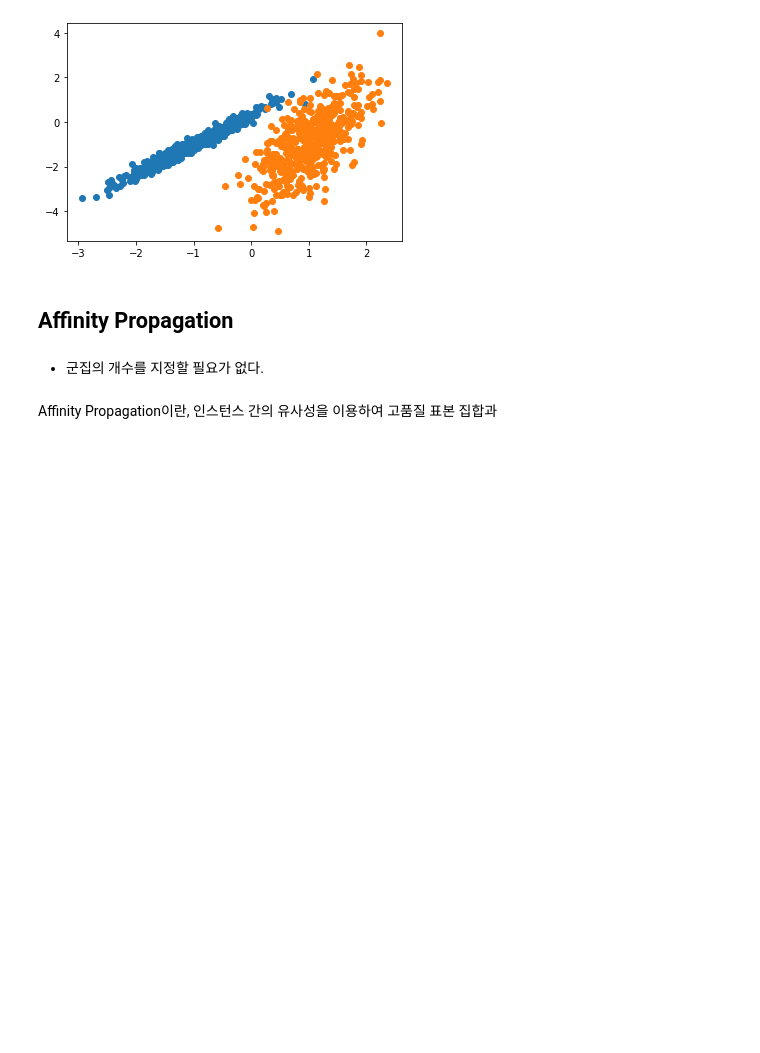
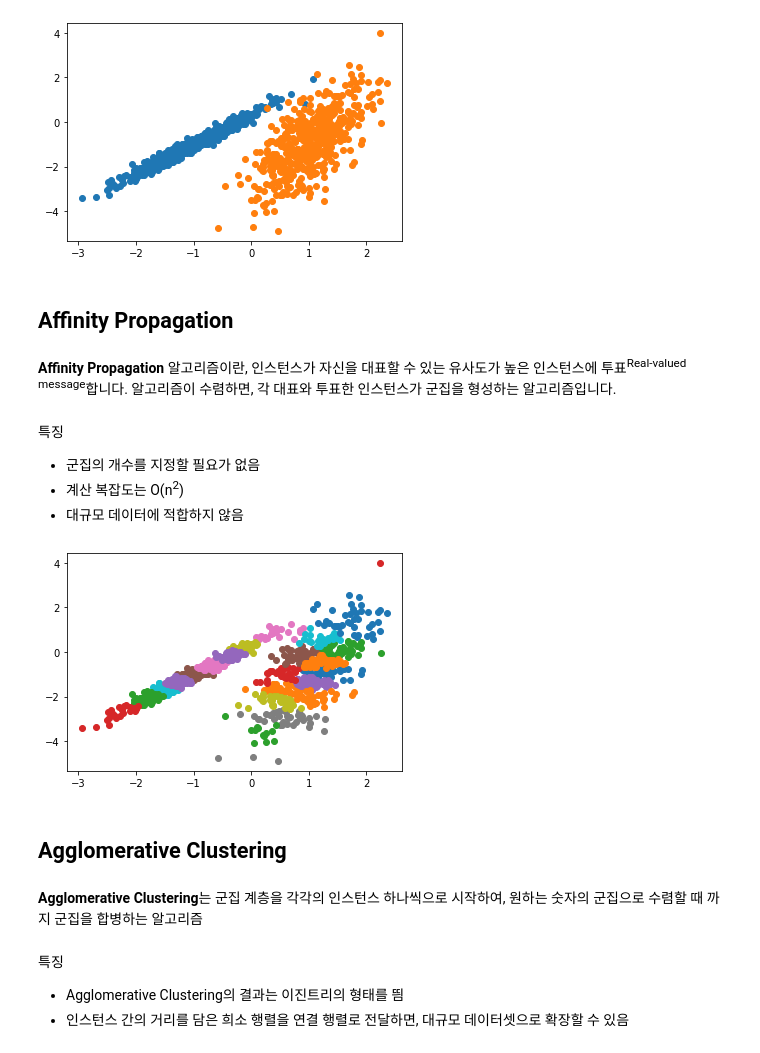
Before and after one commit to jaesseong/Dev_note, a Jupyter notebook: Machine_Learning/Clustering/10 Clustering Algorithms With Python.ipynb, the cells around one changed output. Saved outputs shown, nothing was run; the diff lists cells and outputs as text; code cells hidden in the pictures; blank space fills up the shorter version.

Commit message:
Update Clustering

```diff
--- a/Machine_Learning/Clustering/10 Clustering Algorithms With Python.ipynb
+++ b/Machine_Learning/Clustering/10 Clustering Algorithms With Python.ipynb
@@ -75,9 +75,39 @@ pyplot.show()
 [figure]
 # %% [markdown]
 ## Affinity Propagation
-# %% [markdown]
-   - 군집의 개수를 지정할 필요가 없다.
 # %% [markdown]
-Affinity Propagation이란, 인스턴스 간의 유사성을 이용하여 고품질 표본 집합과
+**Affinity Propagation** 알고리즘이란, 인스턴스가 자신을 대표할 수 있는 유사도가 높은 인스턴스에 투표<sup>Real-valued message</sup>합니다. 알고리즘이 수렴하면, 각 대표와 투표한 인스턴스가 군집을 형성하는 알고리즘입니다.
+# %% [markdown]
+특징
+   - 군집의 개수를 지정할 필요가 없음
+   - 계산 복잡도는 O(n<sup>2</sup>)
+   - 대규모 데이터에 적합하지 않음
 # %%
 from sklearn.cluster import AffinityPropagation
+# %%
+# define the model
+model = AffinityPropagation(damping=0.9)
+# fit the model
+model.fit(X)
+# assign a cluster to each example
+yhat = model.predict(X)
+# retrieve unique clusters
+clusters = unique(yhat)
+# create scatter plot for samples from each cluster
+for cluster in clusters:
+    # get row indexes for samples with this cluster
+    row_ix = where(yhat == cluster)
+    # create scatter of these samples
+    pyplot.scatter(X[row_ix, 0], X[row_ix, 1])
+    # show the plot
+pyplot.show()
+# %% [output]
+[figure, added]
+# %% [markdown]
+## Agglomerative Clustering
+# %% [markdown]
+**Agglomerative Clustering**는 군집 계층을 각각의 인스턴스 하나씩으로 시작하여, 원하는 숫자의 군집으로 수렴할 때 까지 군집을 합병하는 알고리즘
+# %% [markdown]
+특징
+   - Agglomerative Clustering의 결과는 이진트리의 형태를 띔
+   - 인스턴스 간의 거리를 담은 희소 행렬을 연결 행렬로 전달하면, 대규모 데이터셋으로 확장할 수 있음
```
Also changed, not shown: parts of 5 cells of this notebook.
